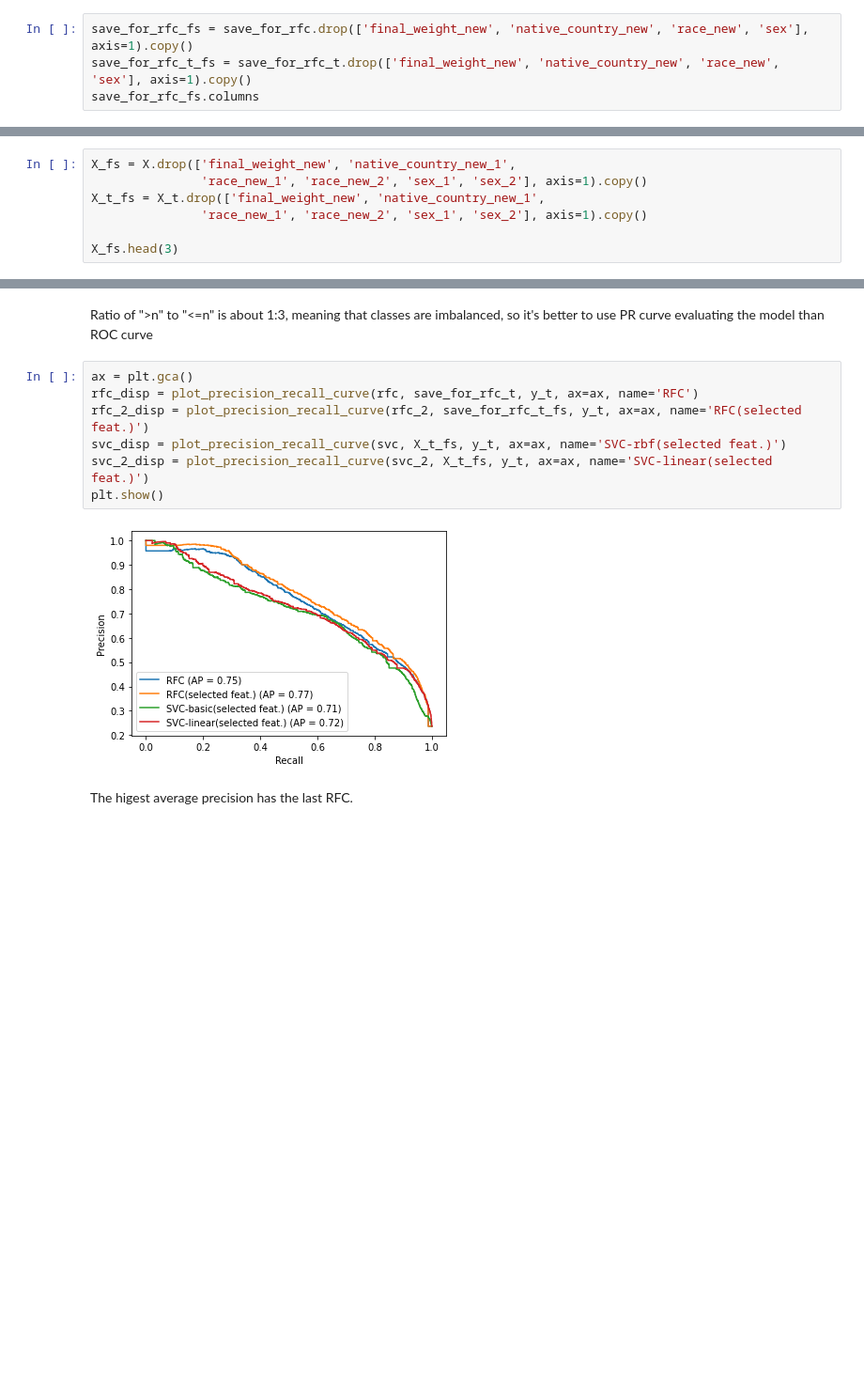
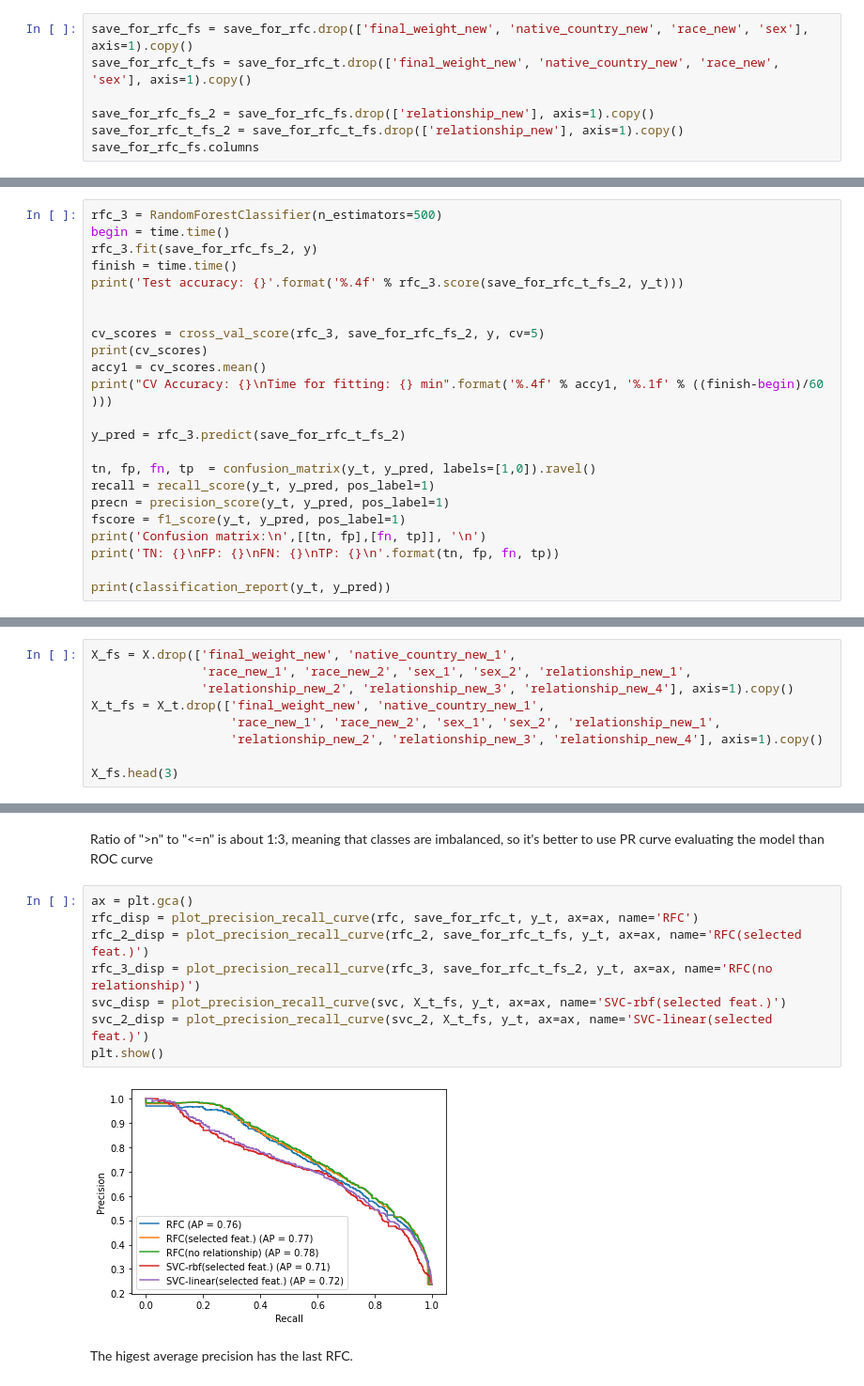
Before and after one commit to Vanchugor/ACI, a Jupyter notebook: Adult Census Income.ipynb, the cells around one changed output, grey strips where cells are left out. Shown at 94% size. Drawn from its saved outputs; the diff is of its cells as text; blank space fills up the shorter version.

```diff
--- a/Adult Census Income.ipynb
+++ b/Adult Census Income.ipynb
@@ -1140,6 +1141,9 @@ importance.sort_values(ascending=False).plot(kind='bar')
 # %%
 save_for_rfc_fs = save_for_rfc.drop(['final_weight_new', 'native_country_new', 'race_new', 'sex'], axis=1).copy()
 save_for_rfc_t_fs = save_for_rfc_t.drop(['final_weight_new', 'native_country_new', 'race_new', 'sex'], axis=1).copy()
+
+save_for_rfc_fs_2 = save_for_rfc_fs.drop(['relationship_new'], axis=1).copy()
+save_for_rfc_t_fs_2 = save_for_rfc_t_fs.drop(['relationship_new'], axis=1).copy()
 save_for_rfc_fs.columns
 # %% [output]
 Index(['age_new', 'workclass_new', 'education_new', 'marital_status_new',
@@ -1192,3 +1196,26 @@ TP: 11639
 weighted avg       0.85      0.85      0.85     16281
 # %% [markdown]
 Random Forest trained on the cut dataset shows slightly better precision and f1-score.
+# %%
+rfc_3 = RandomForestClassifier(n_estimators=500)
+begin = time.time()
+rfc_3.fit(save_for_rfc_fs_2, y)
+finish = time.time()
+print('Test accuracy: {}'.format('%.4f' % rfc_3.score(save_for_rfc_t_fs_2, y_t)))
+
+
+cv_scores = cross_val_score(rfc_3, save_for_rfc_fs_2, y, cv=5)
+print(cv_scores)
+accy1 = cv_scores.mean()
+print("CV Accuracy: {}\nTime for fitting: {} min".format('%.4f' % accy1, '%.1f' % ((finish-begin)/60 )))
+
+y_pred = rfc_3.predict(save_for_rfc_t_fs_2)
+
+tn, fp, fn, tp  = confusion_matrix(y_t, y_pred, labels=[1,0]).ravel()
+recall = recall_score(y_t, y_pred, pos_label=1)
+precn = precision_score(y_t, y_pred, pos_label=1)
+fscore = f1_score(y_t, y_pred, pos_label=1)
+print('Confusion matrix:\n',[[tn, fp],[fn, tp]], '\n')
+print('TN: {}\nFP: {}\nFN: {}\nTP: {}\n'.format(tn, fp, fn, tp))
+
+print(classification_report(y_t, y_pred))
@@ -1198,9 +1246,11 @@ Random Forest trained on the cut dataset shows slightly better precision and f1-
 SVC requires scaled data and the one-hot is preferable. I will drop the less important features for a better performance as well
 # %%
 X_fs = X.drop(['final_weight_new', 'native_country_new_1',
-               'race_new_1', 'race_new_2', 'sex_1', 'sex_2'], axis=1).copy()
+               'race_new_1', 'race_new_2', 'sex_1', 'sex_2', 'relationship_new_1',
+               'relationship_new_2', 'relationship_new_3', 'relationship_new_4'], axis=1).copy()
 X_t_fs = X_t.drop(['final_weight_new', 'native_country_new_1',
-               'race_new_1', 'race_new_2', 'sex_1', 'sex_2'], axis=1).copy()
+                   'race_new_1', 'race_new_2', 'sex_1', 'sex_2', 'relationship_new_1',
+                   'relationship_new_2', 'relationship_new_3', 'relationship_new_4'], axis=1).copy()
 
 X_fs.head(3)
 # %% [output]
@@ -1303,12 +1353,13 @@ weighted avg       0.84      0.84      0.84     16281
 # %%
 ax = plt.gca()
 rfc_disp = plot_precision_recall_curve(rfc, save_for_rfc_t, y_t, ax=ax, name='RFC')
 rfc_2_disp = plot_precision_recall_curve(rfc_2, save_for_rfc_t_fs, y_t, ax=ax, name='RFC(selected feat.)')
+rfc_3_disp = plot_precision_recall_curve(rfc_3, save_for_rfc_t_fs_2, y_t, ax=ax, name='RFC(no relationship)')
 svc_disp = plot_precision_recall_curve(svc, X_t_fs, y_t, ax=ax, name='SVC-rbf(selected feat.)')
 svc_2_disp = plot_precision_recall_curve(svc_2, X_t_fs, y_t, ax=ax, name='SVC-linear(selected feat.)')
 plt.show()
 # %% [output]
-[figure, old version]
+[figure, new version]
 # %% [markdown]
 The higest average precision has the last RFC.
 # %% [markdown]
```
Also changed, not shown: parts of 14 cells of this notebook.
